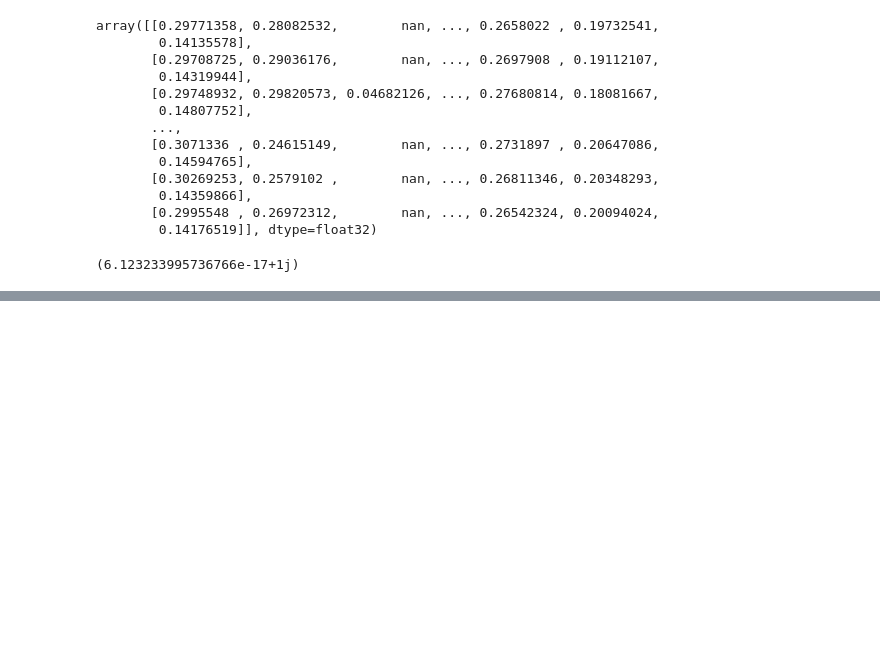
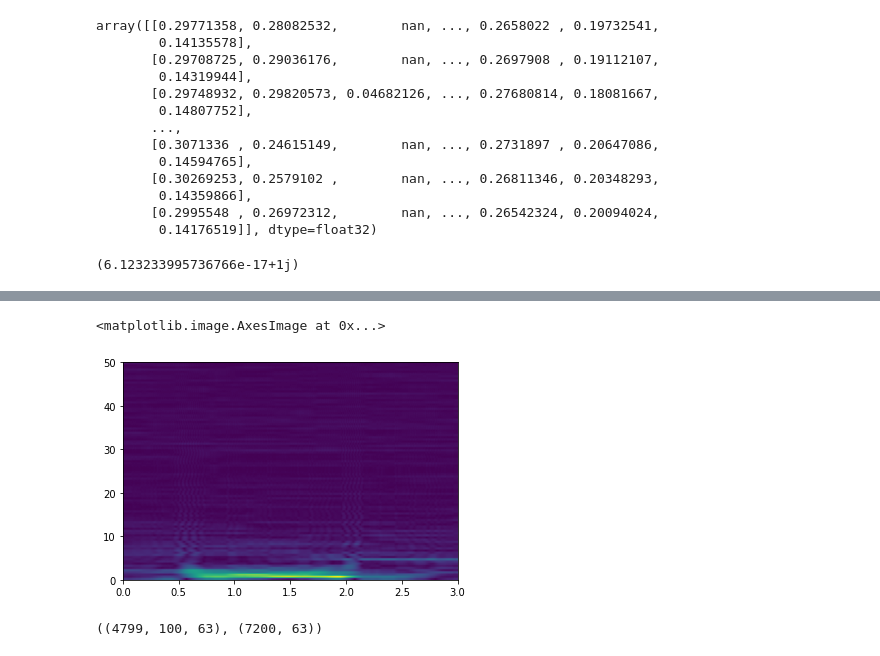
Before and after one commit to alifele/Brain_Computer_Interface, a Jupyter notebook: correlator.ipynb, the cells around one changed output, grey strips where cells are left out. Saved outputs shown, nothing was run; the diff lists cells and outputs as text; code cells hidden in the pictures; blank space fills up the shorter version.

```diff
--- a/correlator.ipynb
+++ b/correlator.ipynb
@@ -184,0 +213,9 @@ array([[0.29771358, 0.28082532,        nan, ..., 0.2658022 , 0.19732541,
+# %%
+plt.imshow(STFT[:,:,13].T, aspect = 'auto', extent=[0,3,0,50])
+# %% [output]
+<matplotlib.image.AxesImage at 0x...>
+[figure, added]
+# %%
+STFT.shape, data.shape
+# %% [output]
+((4799, 100, 63), (7200, 63))
```
Also changed, not shown: parts of 24 cells of this notebook.
